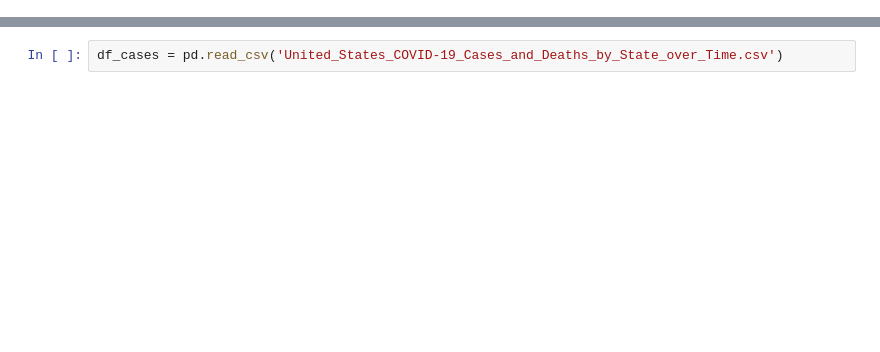
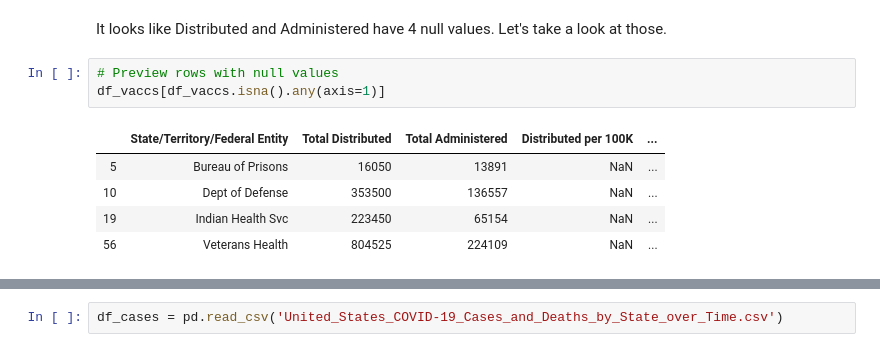
Before and after one commit to JessicaFB/Bodo-Covid, a Jupyter notebook: Untitled.ipynb, the cells around one changed output, grey strips where cells are left out. Saved outputs shown, nothing was run; the diff lists cells and outputs as text; blank space fills up the shorter version.

```diff
--- a/Untitled.ipynb
+++ b/Untitled.ipynb
@@ -28,0 +41,11 @@ df_vaccs
+# %% [markdown]
+It looks like Distributed and Administered have 4 null values. Let's take a look at those.
+# %%
+# Preview rows with null values
+df_vaccs[df_vaccs.isna().any(axis=1)]
+# %% [output]
+|  | State/Territory/Federal Entity | Total Distributed | Total Administered | Distributed per 100K | ... |
+| 5 | Bureau of Prisons | 16050 | 13891 | NaN | ... |
+| 10 | Dept of Defense | 353500 | 136557 | NaN | ... |
+| 19 | Indian Health Svc | 223450 | 65154 | NaN | ... |
+| 56 | Veterans Health | 804525 | 224109 | NaN | ... |
```
Also changed, not shown: parts of 17 cells of this notebook.
